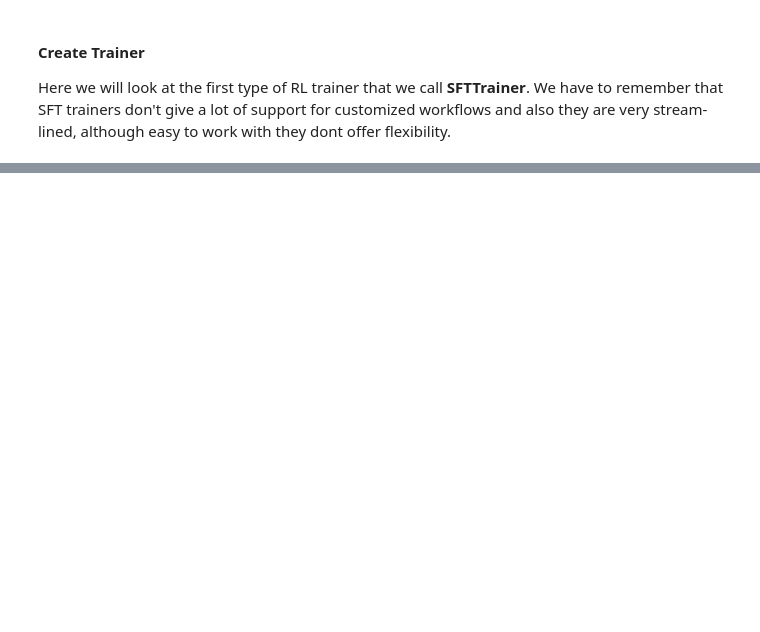
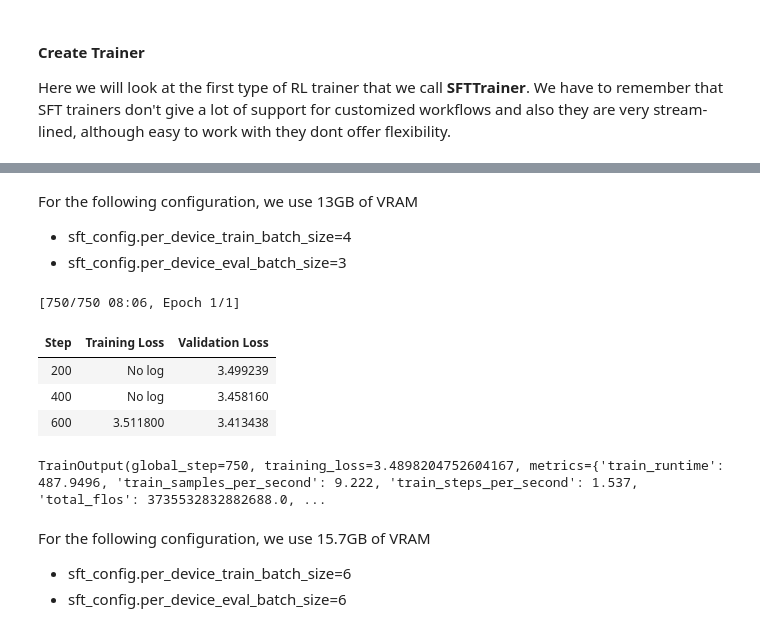
Before and after one commit to ramyagirish/dailyResearch, a Jupyter notebook: trainers/notebooks/SFTTrainer.ipynb, the cells around one changed output, grey strips where cells are left out. Drawn from its saved outputs; the diff is of its cells as text; code cells hidden in the pictures; blank space fills up the shorter version.

```diff
--- a/trainers/notebooks/SFTTrainer.ipynb
+++ b/trainers/notebooks/SFTTrainer.ipynb
@@ -88,0 +95,43 @@ trainer.train()
+# %% [markdown]
+For the following configuration, we use 13GB of VRAM
+- sft_config.per_device_train_batch_size=4
+- sft_config.per_device_eval_batch_size=3
+# %%
+model = AutoModelForCausalLM.from_pretrained("facebook/opt-350m")
+tokenizer = AutoTokenizer.from_pretrained("facebook/opt-350m",  clean_up_tokenization_spaces=True)
+tokenizer.clean_up_tokenization_spaces = True
+
+sft_config = SFTConfig(output_dir="/tmp")
+# %%
+# we don't have to specify a value for report_to -> will cause error if you provide "none"
+sft_config.output_dir="/home/ubuntu/dailyResearch/trainers/output"
+sft_config.push_to_hub=False
+sft_config.per_device_train_batch_size=6
+sft_config.per_device_eval_batch_size=6
+sft_config.eval_strategy='steps'
+sft_config.eval_steps=200
+sft_config.save_strategy='epoch'
+sft_config.num_train_epochs=1
+sft_config.dataset_text_field="text"
+sft_config.max_seq_length=512
+# %%
+trainer = SFTTrainer(
+    model,
+    tokenizer=tokenizer,
+    train_dataset=dataset['train'],
+    eval_dataset=dataset['test'],
+    args=sft_config,
+)
+# %%
+trainer.train()
+# %% [output]
+[750/750 08:06, Epoch 1/1]
+| Step | Training Loss | Validation Loss |
+| 200 | No log | 3.499239 |
+| 400 | No log | 3.458160 |
+| 600 | 3.511800 | 3.413438 |
+TrainOutput(global_step=750, training_loss=3.4898204752604167, metrics={'train_runtime': 487.9496, 'train_samples_per_second': 9.222, 'train_steps_per_second': 1.537, 'total_flos': 3735532832882688.0, ...
+# %% [markdown]
+For the following configuration, we use 15.7GB of VRAM
+- sft_config.per_device_train_batch_size=6
+- sft_config.per_device_eval_batch_size=6
```
Also changed, not shown: parts of 30 cells of this notebook, 1 other file.
